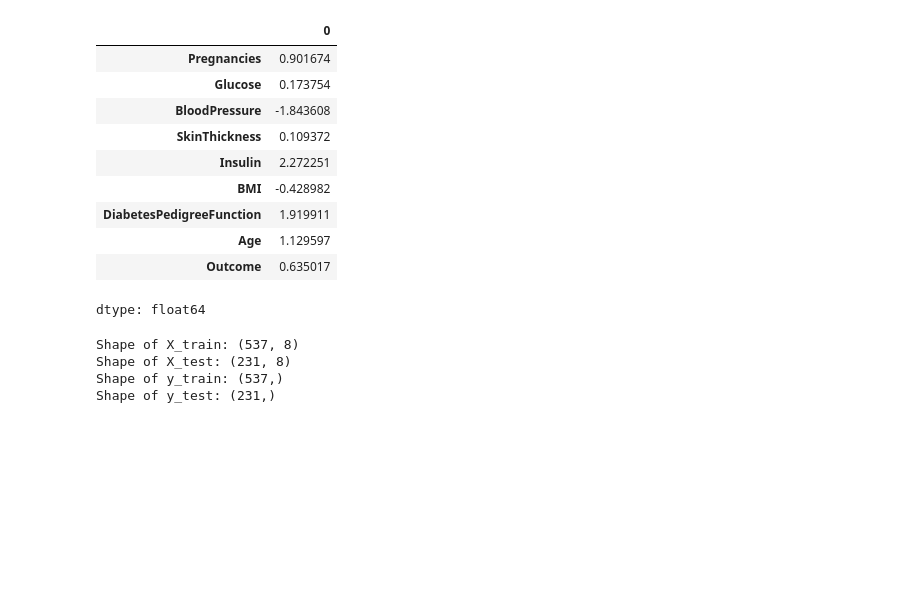
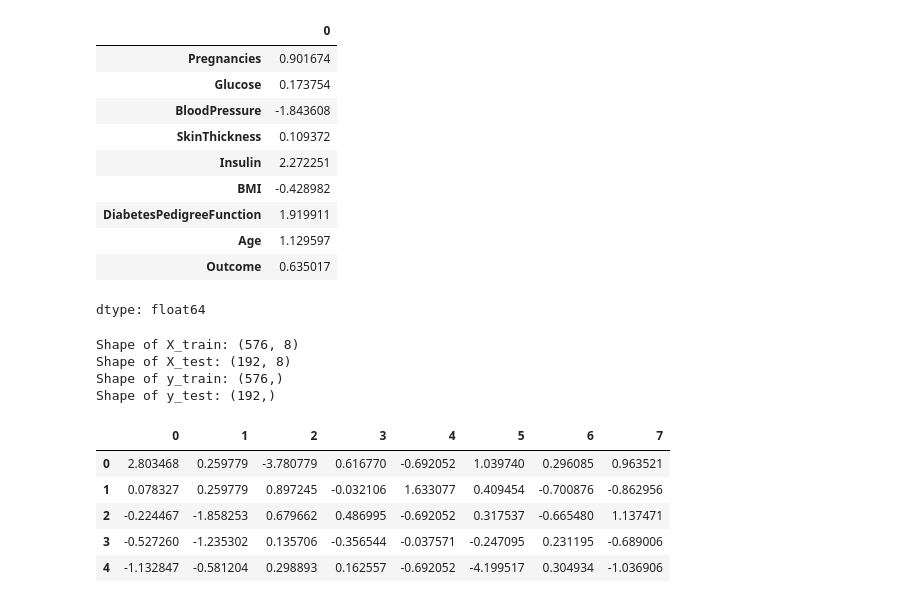
Before and after one commit to MdMahmudulHasanRifat/Lab_Report_1, a Jupyter notebook: 222002048_CSE412_222D3_LabFinalQ1.ipynb, the cells around one changed output. Drawn from its saved outputs; the diff is of its cells as text; code cells hidden in the pictures; blank space fills up the shorter version.

```diff
--- a/222002048_CSE412_222D3_LabFinalQ1.ipynb
+++ b/222002048_CSE412_222D3_LabFinalQ1.ipynb
@@ -85,30 +85,36 @@ from sklearn.model_selection import train_test_split
 X = df.drop('BMI', axis=1)
 y = df['Age']
 
-X_train, X_test, y_train, y_test = train_test_split(X, y, test_size=0.3, random_state=42)
+X_train, X_test, y_train, y_test = train_test_split(X, y, test_size=0.25, random_state=42)
 
 print("Shape of X_train:", X_train.shape)
 print("Shape of X_test:", X_test.shape)
 print("Shape of y_train:", y_train.shape)
 print("Shape of y_test:", y_test.shape)
 # %% [output]
-Shape of X_train: (537, 8)
-Shape of X_test: (231, 8)
-Shape of y_train: (537,)
-Shape of y_test: (231,)
+Shape of X_train: (576, 8)
+Shape of X_test: (192, 8)
+Shape of y_train: (576,)
+Shape of y_test: (192,)
 # %%
+import pandas as pd
 from sklearn.model_selection import train_test_split
 from sklearn.preprocessing import StandardScaler
-
-df = pd.read_csv('diabetes.csv')
 
 X = df.drop('Outcome', axis=1)
 y = df['Outcome']
 
-X_train, X_test, y_train, y_test = train_test_split(X, y, test_size=0.3, random_state=42)
+X_train, X_test, y_train, y_test = train_test_split(X, y, test_size=0.25, random_state=42)
 
 scaler = StandardScaler()
 X_train_scaled = scaler.fit_transform(X_train)
 X_test_scaled = scaler.transform(X_test)
 
 display(pd.DataFrame(X_train_scaled).head())
+# %% [output]
+|  | 0 | 1 | 2 | 3 | 4 | 5 | 6 | 7 |
+| 0 | 2.803468 | 0.259779 | -3.780779 | 0.616770 | -0.692052 | 1.039740 | 0.296085 | 0.963521 |
+| 1 | 0.078327 | 0.259779 | 0.897245 | -0.032106 | 1.633077 | 0.409454 | -0.700876 | -0.862956 |
+| 2 | -0.224467 | -1.858253 | 0.679662 | 0.486995 | -0.692052 | 0.317537 | -0.665480 | 1.137471 |
+| 3 | -0.527260 | -1.235302 | 0.135706 | -0.356544 | -0.037571 | -0.247095 | 0.231195 | -0.689006 |
+| 4 | -1.132847 | -0.581204 | 0.298893 | 0.162557 | -0.692052 | -4.199517 | 0.304934 | -1.036906 |
```
